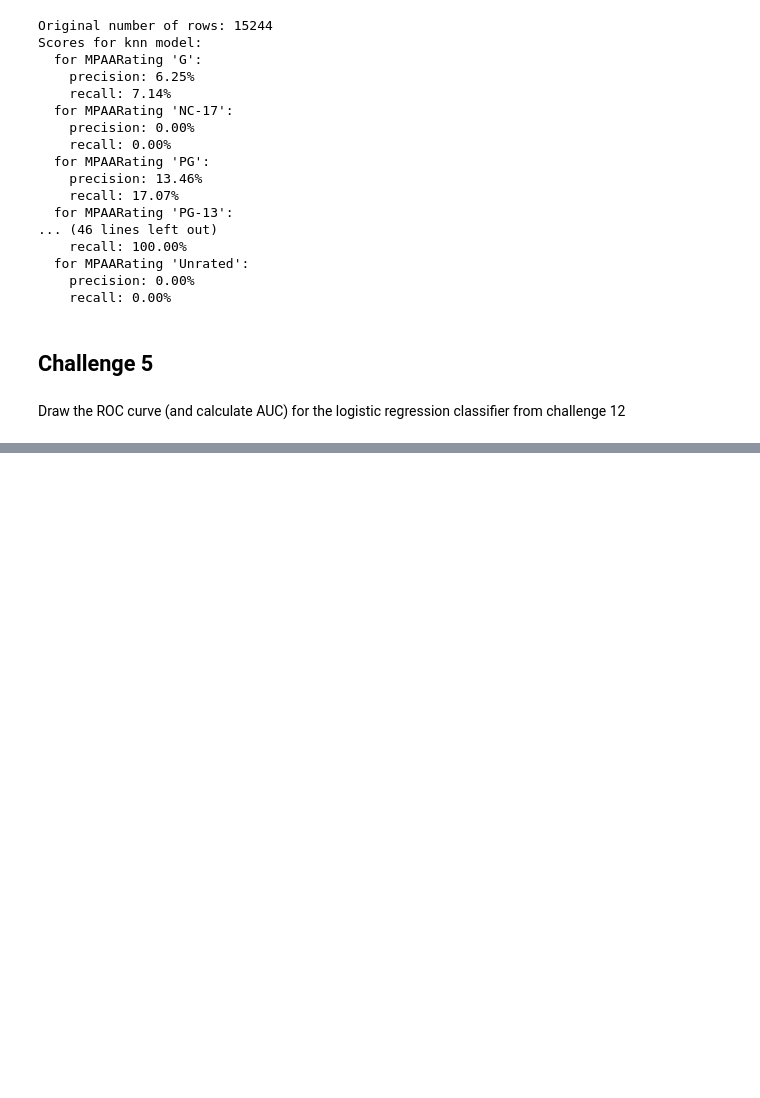
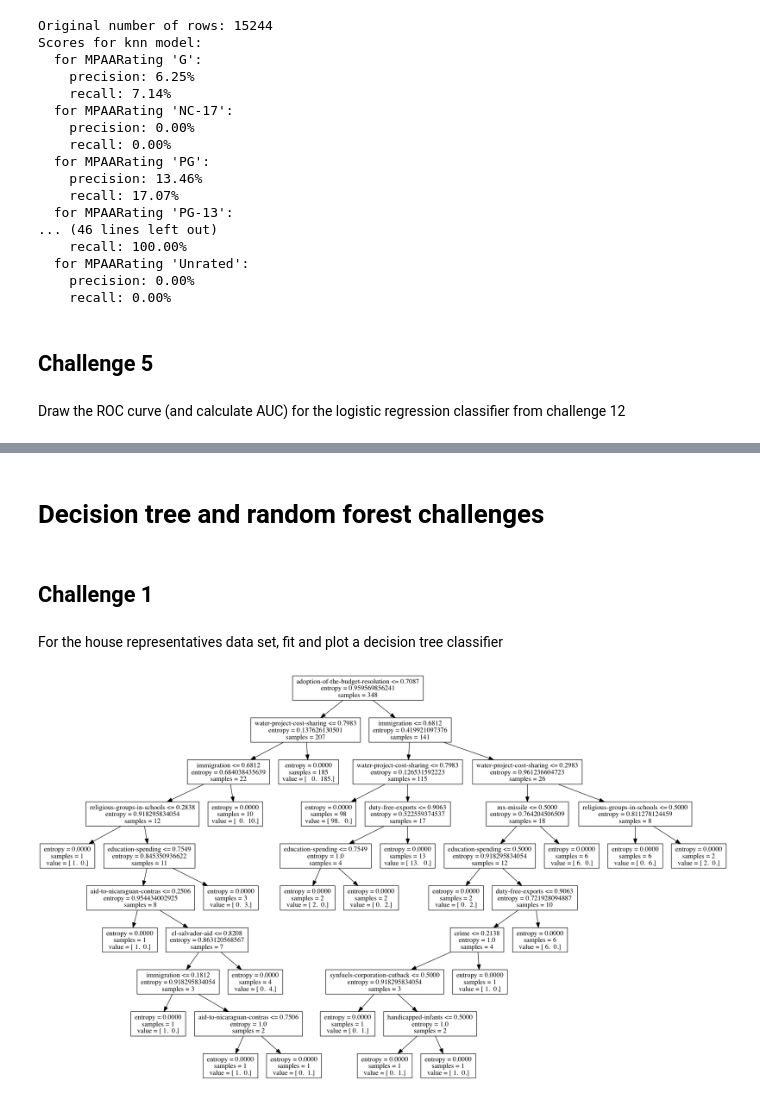
Before and after one commit to fdurant/error_analysis_challenges, a Jupyter notebook: error_analysis_challenges.ipynb, the cells around one changed output, grey strips where cells are left out. Cells and saved outputs as stored; diff of their text form; code cells hidden in the pictures; blank space fills up the shorter version.

Commit message:
Did the first two tree / random forest challenges

```diff
--- a/error_analysis_challenges.ipynb
+++ b/error_analysis_challenges.ipynb
@@ -286,0 +286,30 @@ plt.show()
+# %% [markdown]
+# Decision tree and random forest challenges
+# %% [markdown]
+## Challenge 1
+# %% [markdown]
+For the house representatives data set, fit and plot a decision tree classifier
+# %%
+from sklearn import tree
+votesDF=pd.read_csv('house-votes-84.csv', sep=',', header=0)
+votesDF2 = votesDF.replace(to_replace=['y','n','?'],value=[1,0,np.nan])
+votesDF3 = votesDF2.replace(to_replace=np.nan,value=votesDF2.mean(axis=0))
+# Replace 'republican' with 0, and 'democrat' with 1
+votesDF4 = votesDF3.replace(to_replace=['republican','democrat'],value=[0,1])
+
+from sklearn.cross_validation import train_test_split
+X_train, X_test, y_train, y_test = train_test_split(votesDF4[votesDF4.columns[1:17]], votesDF4['class-name'], test_size=0.2, random_state=0)
+
+treeModel = tree.DecisionTreeClassifier(criterion="entropy")
+fittedModel = treeModel.fit(X_train, y_train)
+
+from StringIO import StringIO
+out = StringIO()
+out = tree.export_graphviz(decision_tree=treeModel, out_file="votes_decision_tree.dot", feature_names=votesDF4.columns)
+
+import os
+os.system("dot -Tpng votes_decision_tree.dot -o votes_decision_tree.png")
+from IPython.display import Image, display_png, display
+display(Image(filename='votes_decision_tree.png'))
+# %% [output]
+[figure, added]
```
Also changed, not shown: parts of 8 cells of this notebook, 1 other file.
